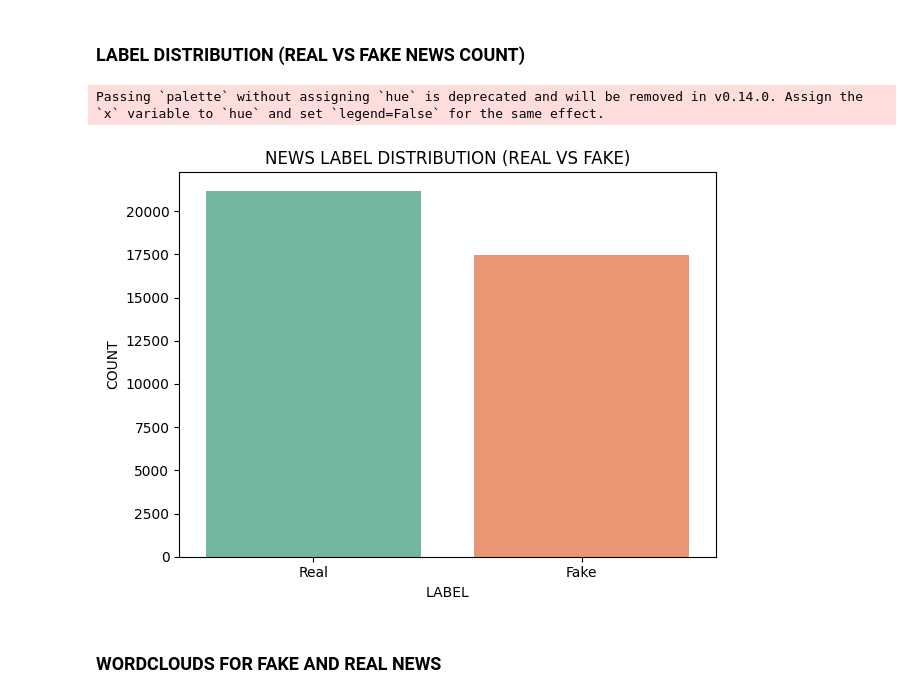
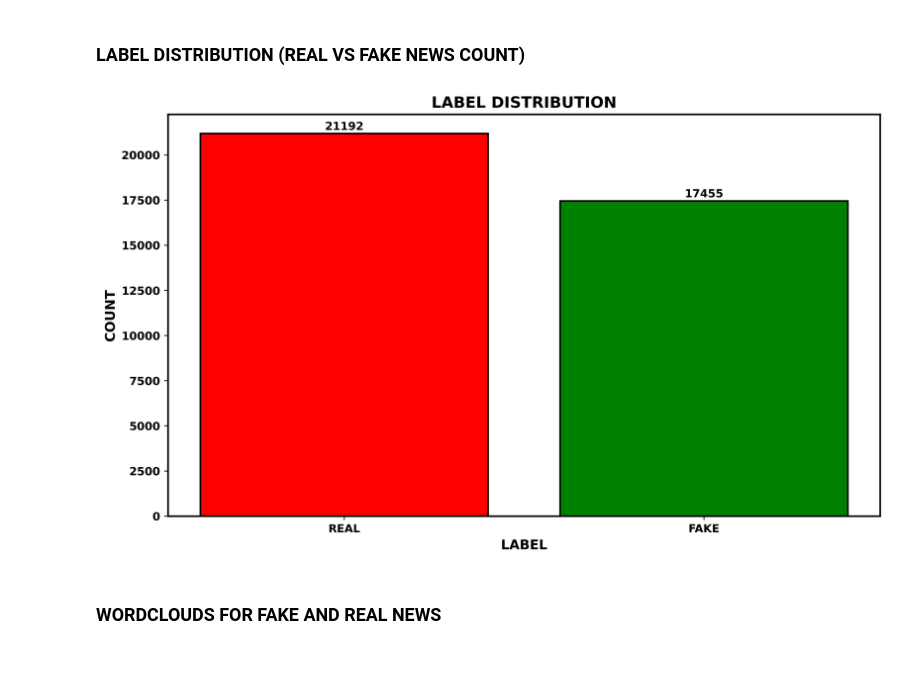
Before and after one commit to DaRkSouL36/FAKE-NEWS-DETECTION, a Jupyter notebook: NOTEBOOKS/Main[2].ipynb, the cells around one changed output. Saved outputs shown, nothing was run; the diff lists cells and outputs as text; code cells hidden in the pictures; blank space fills up the shorter version.

Commit message:
ENHANCED VISUALIZATION

```diff
--- a/NOTEBOOKS/Main[2].ipynb
+++ b/NOTEBOOKS/Main[2].ipynb
@@ -37,18 +37,35 @@ COLUMNS --> ['text', 'label', 'clean_text']
 ### LABEL DISTRIBUTION (REAL VS FAKE NEWS COUNT)
 # %%
 # COUNT LABELS
-label_counts = df['label'].value_counts().rename({0: 'Fake', 1: 'Real'})
+label_counts = df['label'].value_counts().rename({0: 'FAKE', 1: 'REAL'})
 
-# PLOT LABEL DISTRIBUTION
-sns.barplot(x=label_counts.index, y=label_counts.values, palette="Set2")
-plt.title("NEWS LABEL DISTRIBUTION (REAL VS FAKE)")
-plt.ylabel("COUNT")
-plt.xlabel("LABEL")
+# PLOT
+plt.figure(figsize=(10, 6), dpi=500)
+bars = plt.bar(label_counts.index, label_counts.values, color=['red', 'green'],
+               edgecolor='black', linewidth=1.5)
+
+# BOLD FORMATTING
+plt.title("LABEL DISTRIBUTION", fontsize=14, fontweight='bold', color='black')
+plt.xlabel("LABEL", fontsize=12, fontweight='bold', color='black')
+plt.ylabel("COUNT", fontsize=12, fontweight='bold', color='black')
+plt.xticks(fontsize=10, fontweight='bold', color='black')
+plt.yticks(fontsize=10, fontweight='bold', color='black')
+
+for spine in plt.gca().spines.values():
+    spine.set_linewidth(1.5)
+    spine.set_color('black')
+
+# ANNOTATE
+for bar in bars:
+    height = bar.get_height()
+    plt.text(bar.get_x() + bar.get_width()/2, height + 200,
+             str(int(height)), ha='center', fontsize=10,
+             fontweight='bold', color='black')
+
 plt.tight_layout()
 plt.show()
 # %% [output]
-Passing `palette` without assigning `hue` is deprecated and will be removed in v0.14.0. Assign the `x` variable to `hue` and set `legend=False` for the same effect.
-[figure, old version]
+[figure, new version]
 # %% [markdown]
 ### WORDCLOUDS FOR FAKE AND REAL NEWS
 # %%
```
Also changed, not shown: parts of 4 cells of this notebook.
